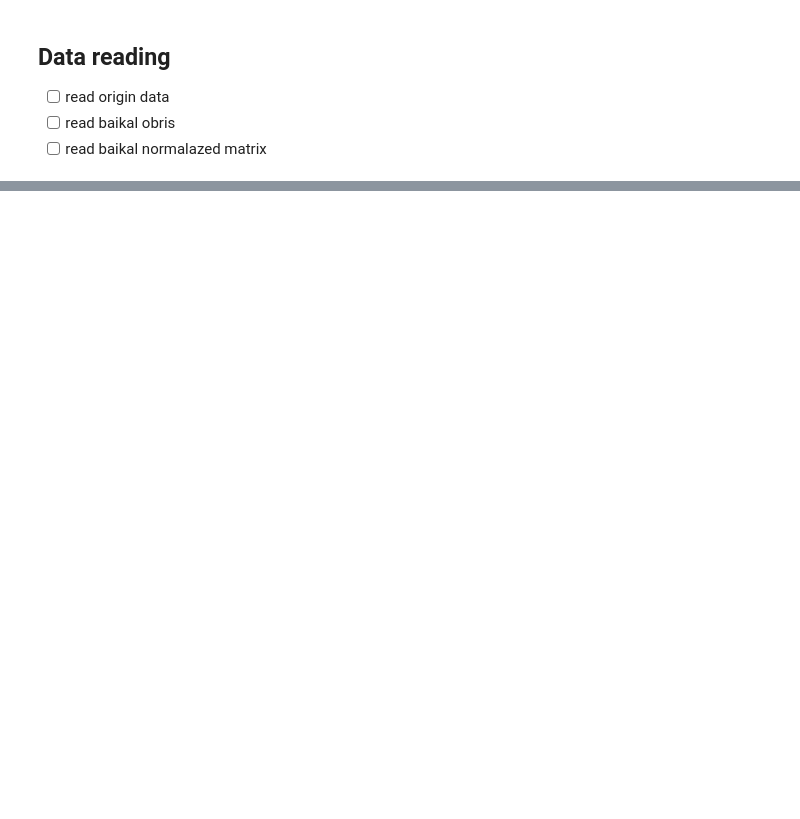
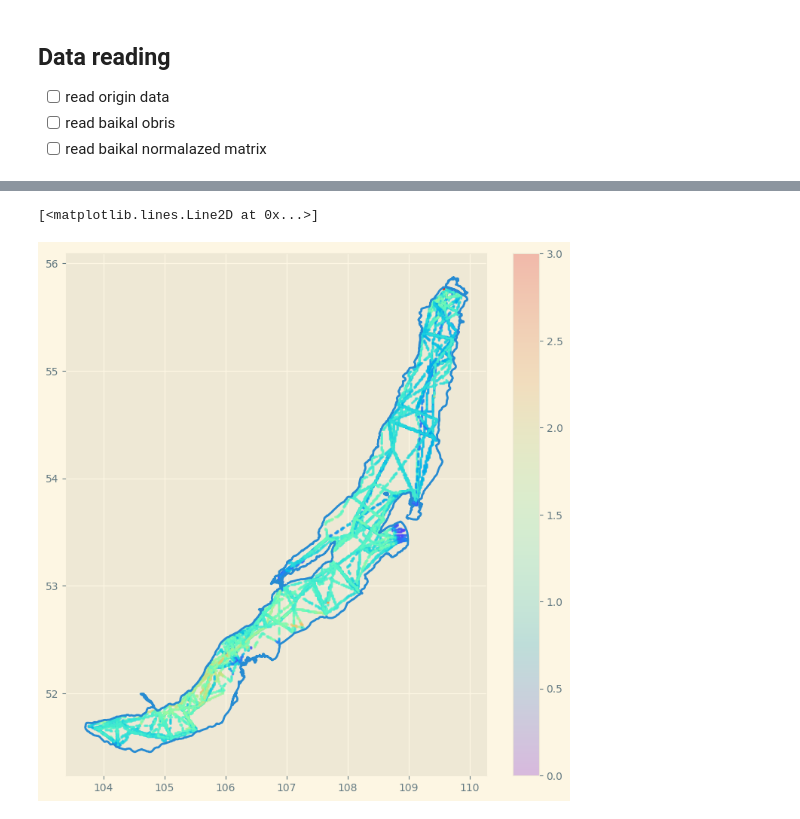
Before and after one commit to pestunov/BaikalDataHandler, a Jupyter notebook: AllSeaSurfer.ipynb, the cells around one changed output, grey strips where cells are left out. Saved outputs shown, nothing was run; the diff lists cells and outputs as text; code cells hidden in the pictures; blank space fills up the shorter version.

```diff
--- a/AllSeaSurfer.ipynb
+++ b/AllSeaSurfer.ipynb
@@ -60,0 +53,14 @@ df = pd.read_csv(os.path.join(pwd, "BaikalJul2024Sea.dat"),  #"AllSea.txt"
+# %%
+df = pd.read_csv(os.path.join(pwd, "all.txt"),  #"AllSea.txt"
+                 header=0,
+                 # usecols=['Longitude', 'Latitude', 'DateTime', 'cCH4Wtr', 'cCO2Wtr', 'dpCO2', 'dpCH4', ],
+                 # skip_blank_lines=True,
+                 skipinitialspace=True,
+                 na_values='',
+                 skiprows=[],
+                 sep='\t',
+                 decimal='.',
+                 #nrows=5000,
+                 parse_dates=['DateTime'],
+                 dayfirst=False
+                 )
@@ -62,5 +88,8 @@ df = pd.read_csv(os.path.join(pwd, "BaikalJul2024Sea.dat"),  #"AllSea.txt"
 df['year'] = df['DateTime'].dt.year
 # %%
 df.reset_index(drop=True, inplace=True)
+# %%
+## what to study
+paramName = 'TempWtr'
 # %%
 ## check for bad data
@@ -76,10 +137,11 @@ df
 # %%
-#func_list = ['mean', 'count']
-func_list = ['mean']
-cols_to_calc = {#'cCH4Wtr': func_list,
-                #'cCO2Wtr': func_list,
-                'dpCO2': func_list,
-                #'dpCH4': func_list,
+#funcList = ['mean', 'count']
+funcList = ['mean']
+cols_to_calc = {#'cCH4Wtr': funcList,
+                #'cCO2Wtr': funcList,
+                # 'dpCO2': funcList,
+                #'dpCH4': funcList,
+                paramName: funcList
                }
 res = df.groupby(['year', 'long', 'lat'], as_index=False).agg(cols_to_calc)
 res.columns = res.columns.get_level_values(0)
@@ -89,6 +165,6 @@ res = pd.merge(left=res, right=gdf, left_on=['long', 'lat'], right_on=['long', '
 # %%
 res['norm_x'] = res['toWest']/(res['toWest'] + res['toEast'])
 res['norm_y'] = res['toSud']/(res['toSud'] + res['toNord'])
-res = res.dropna(subset=['dpCO2', 'norm_x', 'norm_y'])
+res = res.dropna(subset=[paramName, 'norm_x', 'norm_y'])
 # %%
 res.describe()
@@ -95,12 +181,15 @@ res.describe()
 # %%
 plt.rcParams['figure.figsize'] = [9, 9]
 
-plt.scatter(res['long']/1000, res['lat']/1000, c=res['dpCO2'], cmap='rainbow', s=2, alpha=0.2)
+plt.scatter(res['long']/1000, res['lat']/1000, c=res[paramName], cmap='rainbow', s=2, alpha=0.2)
 plt.colorbar()
-plt.clim(-300, 300)
+plt.clim(0, 3)
 #plt.xlim(103.6, 105)
 #plt.ylim(51.4, 52)
 plt.plot('long', 'lat', data=obris)
+# %% [output]
+[<matplotlib.lines.Line2D at 0x...>]
+[figure, added]
 # %%
 lat = res['norm_y'].values
 long = res['norm_x'].values
```
Also changed, not shown: parts of 10 cells of this notebook, 2 other files.
